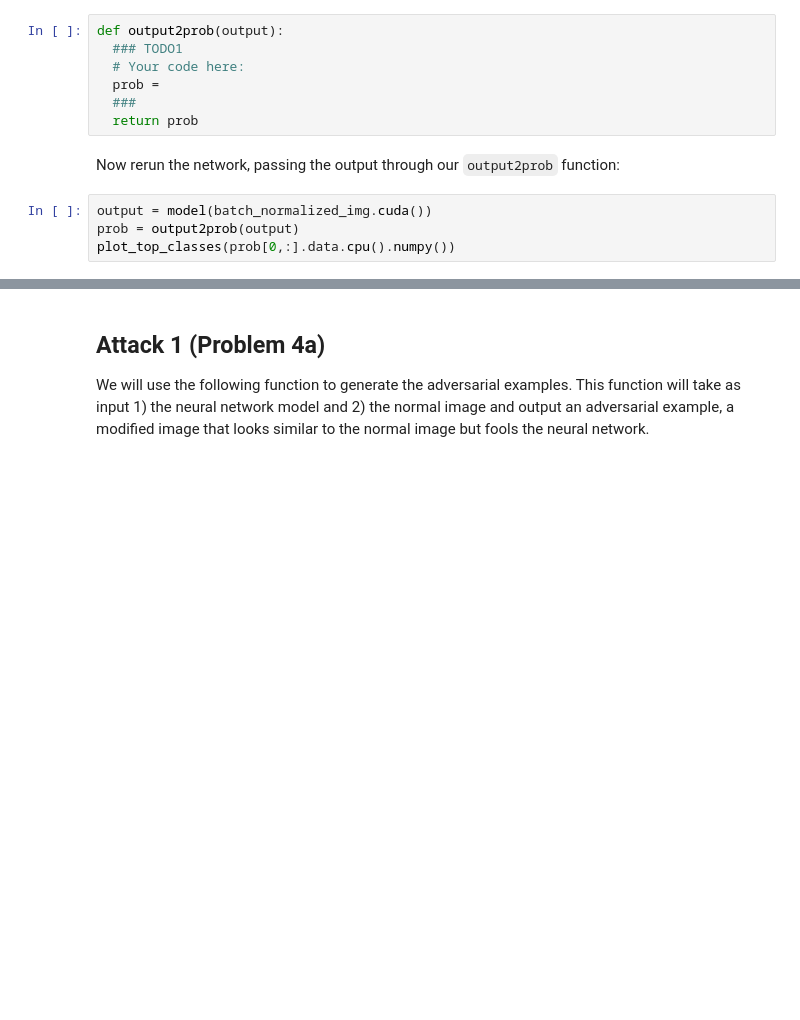
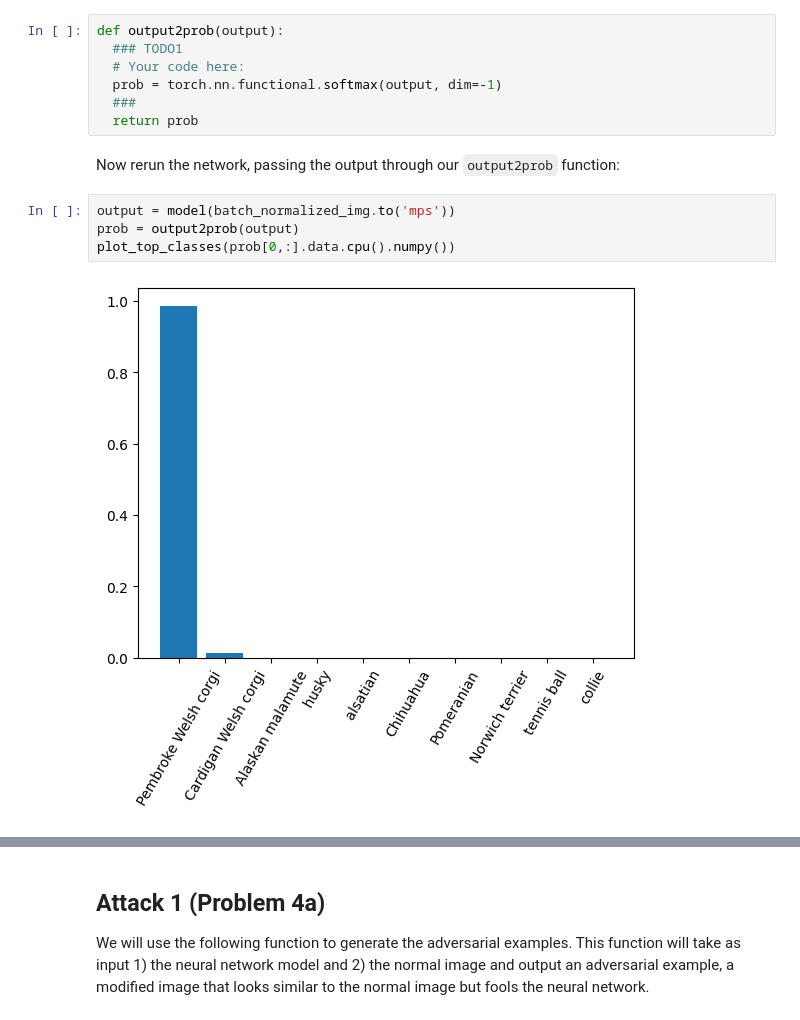
Before and after one commit to suhridgit/6.8300_819_spring_2024, a Jupyter notebook: pset3_2024/pset3_2024.ipynb, the cells around one changed output, grey strips where cells are left out. Drawn from its saved outputs; the diff is of its cells as text; blank space fills up the shorter version.

```diff
--- a/pset3_2024/pset3_2024.ipynb
+++ b/pset3_2024/pset3_2024.ipynb
@@ -221,7 +221,7 @@ The top predictions seem to make much more sense now. But it is not clear how to
 def output2prob(output):
   ### TODO1
   # Your code here:
-  prob =
+  prob = torch.nn.functional.softmax(output, dim=-1)
   ###
   return prob
 # %% [markdown]
@@ -229,9 +229,11 @@ def output2prob(output):
 
 Now rerun the network, passing the output through our `output2prob` function:
 # %%
-output = model(batch_normalized_img.cuda())
+output = model(batch_normalized_img.to('mps'))
 prob = output2prob(output)
 plot_top_classes(prob[0,:].data.cpu().numpy())
+# %% [output]
+[figure, added]
 # %% [markdown]
 # Adversarial Examples (Problem 4)
 
```
Also changed, not shown: parts of 13 cells of this notebook.
